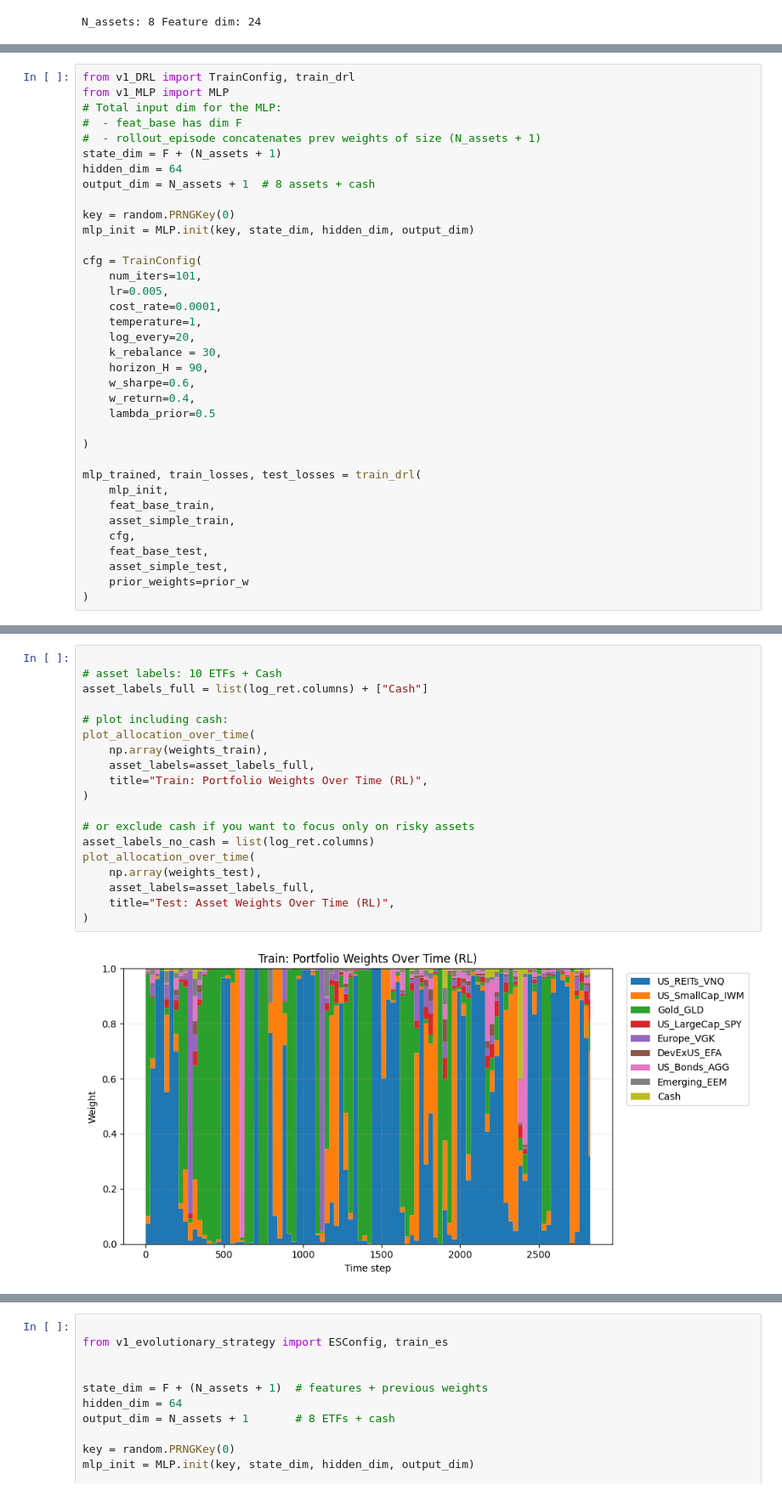
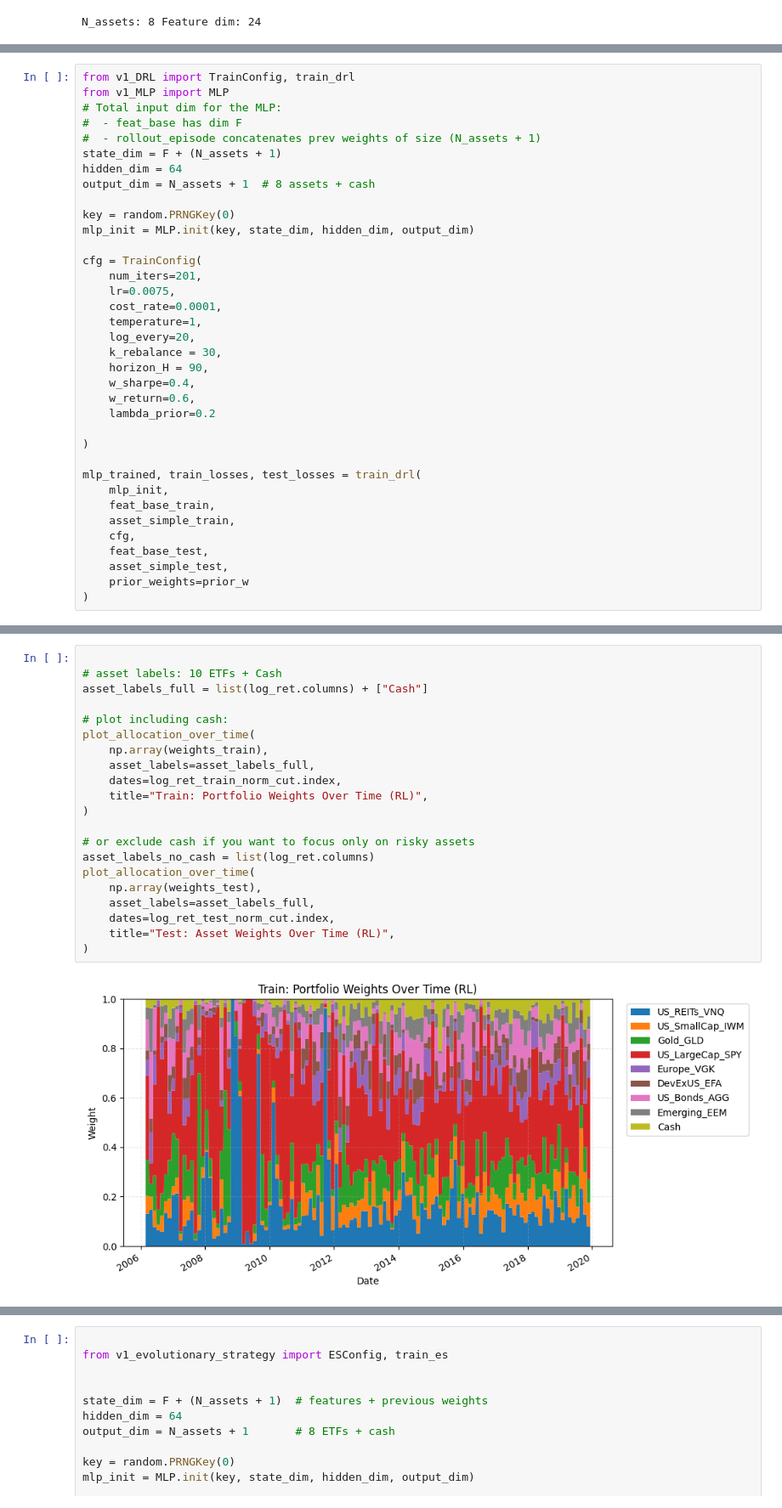
Before and after one commit to teoPazera/Portfolio_agent, a Jupyter notebook: v1_attempt.ipynb, the cells around one changed output, grey strips where cells are left out. Shown at 85% size. Saved outputs shown, nothing was run; the diff lists cells and outputs as text.

Commit message:
added timestamps to axis in vizualizations of returns

```diff
--- a/v1_attempt.ipynb
+++ b/v1_attempt.ipynb
@@ -265,16 +261,16 @@ key = random.PRNGKey(0)
 mlp_init = MLP.init(key, state_dim, hidden_dim, output_dim)
 
 cfg = TrainConfig(
-    num_iters=101,
-    lr=0.005,
+    num_iters=201,
+    lr=0.0075,
     cost_rate=0.0001,
     temperature=1,
     log_every=20,
     k_rebalance = 30,
     horizon_H = 90,
-    w_sharpe=0.6,
-    w_return=0.4,
-    lambda_prior=0.5
+    w_sharpe=0.4,
+    w_return=0.6,
+    lambda_prior=0.2
 
 )
 
@@ -356,21 +360,23 @@ Total val return (sum of rewards):   0.5762543678283691
 # %%
 
 # asset labels: 10 ETFs + Cash
 asset_labels_full = list(log_ret.columns) + ["Cash"]
 
 # plot including cash:
 plot_allocation_over_time(
     np.array(weights_train),
     asset_labels=asset_labels_full,
+    dates=log_ret_train_norm_cut.index,
     title="Train: Portfolio Weights Over Time (RL)",
 )
 
 # or exclude cash if you want to focus only on risky assets
 asset_labels_no_cash = list(log_ret.columns)
 plot_allocation_over_time(
     np.array(weights_test),
     asset_labels=asset_labels_full,
+    dates=log_ret_test_norm_cut.index,
     title="Test: Asset Weights Over Time (RL)",
 )
 # %% [output]
-[figure, old version]
+[figure, new version]
```
Also changed, not shown: parts of 8 cells of this notebook, 1 other file.
